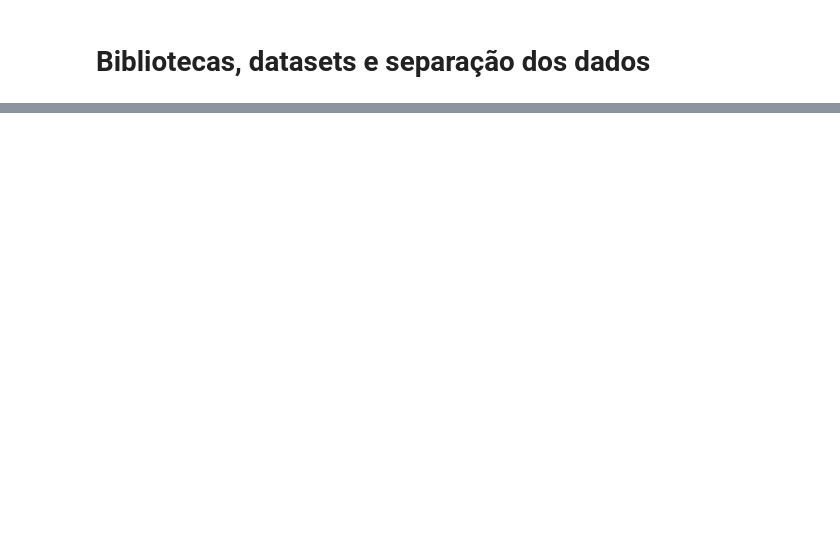
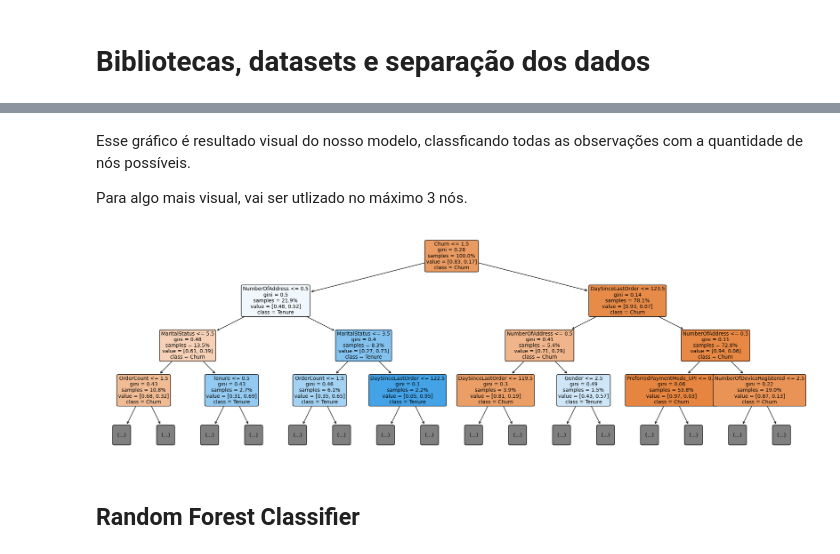
Before and after one commit to PedroReste/modelos_de_machine_learning, a Jupyter notebook: pt_analise_e_modelo_para_previsao_de_churn_em_ecommerce/modelo_de_previsao_de_churn_em_um_ecommerce.ipynb, the cells around one changed output, grey strips where cells are left out. Saved outputs shown, nothing was run; the diff lists cells and outputs as text; code cells hidden in the pictures; blank space fills up the shorter version.

```diff
--- a/pt_analise_e_modelo_para_previsao_de_churn_em_ecommerce/modelo_de_previsao_de_churn_em_um_ecommerce.ipynb
+++ b/pt_analise_e_modelo_para_previsao_de_churn_em_ecommerce/modelo_de_previsao_de_churn_em_um_ecommerce.ipynb
@@ -51,0 +187,15 @@ Index(['Unnamed: 0', 'CustomerID', 'Churn', 'Tenure', 'PreferredLoginDevice',
+# %% [markdown]
+Esse gráfico é resultado visual do nosso modelo, classficando todas as observações com a quantidade de nós possíveis.
+
+Para algo mais visual, vai ser utlizado no máximo 3 nós.
+# %%
+plt.figure(figsize=(25, 8))
+plot_tree(modelo, max_depth=3, filled=True, feature_names=df.columns[1:], class_names=df.columns[1:],
+          rounded=True, precision=2, fontsize=10, proportion=True)
+
+plt.savefig('decision_tree_max_depth_3.png', bbox_inches='tight')
+plt.show()
+# %% [output]
+[figure, added]
+# %% [markdown]
+## **Random Forest Classifier**
```
Also changed, not shown: parts of 23 cells of this notebook, 4 other files.
